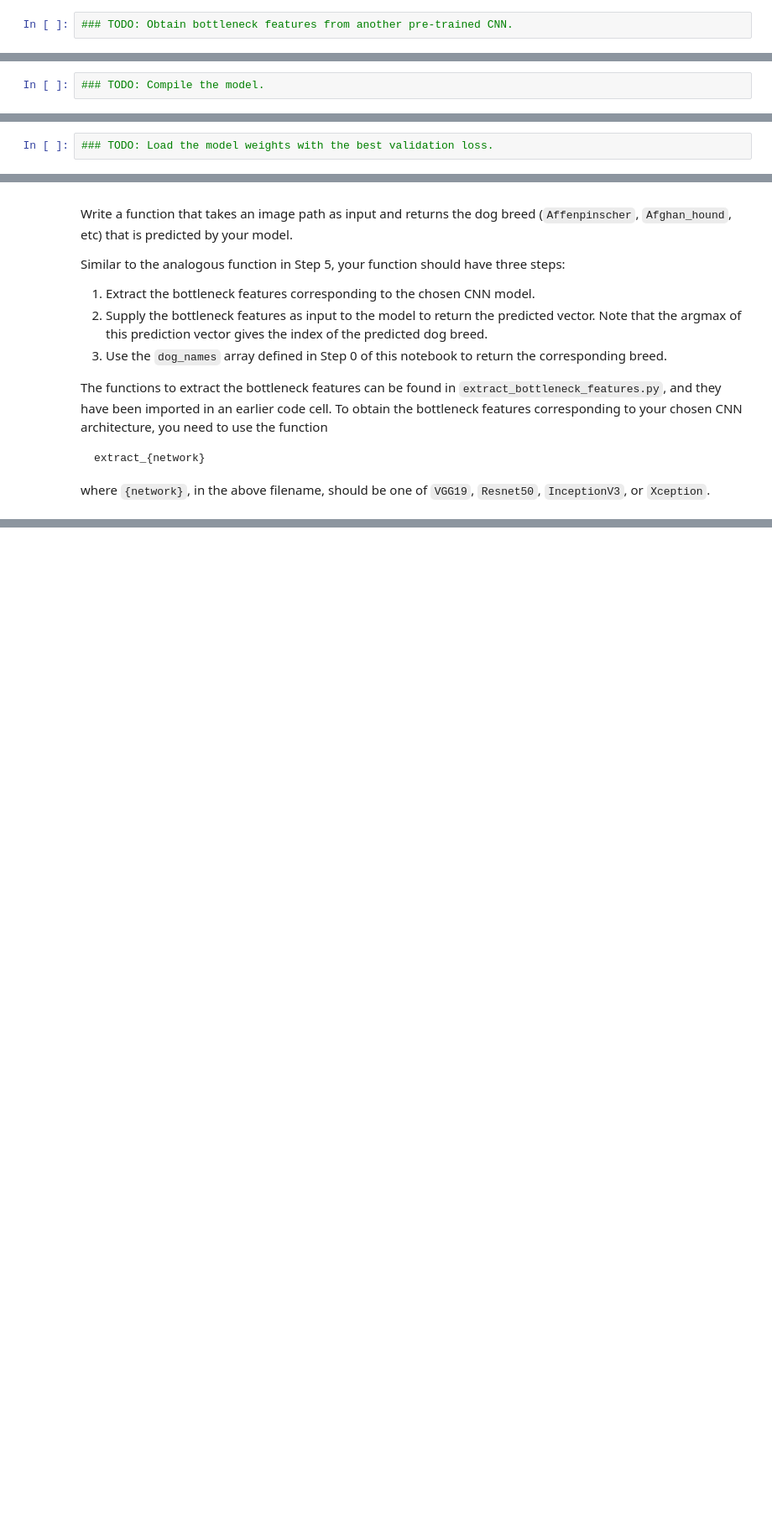
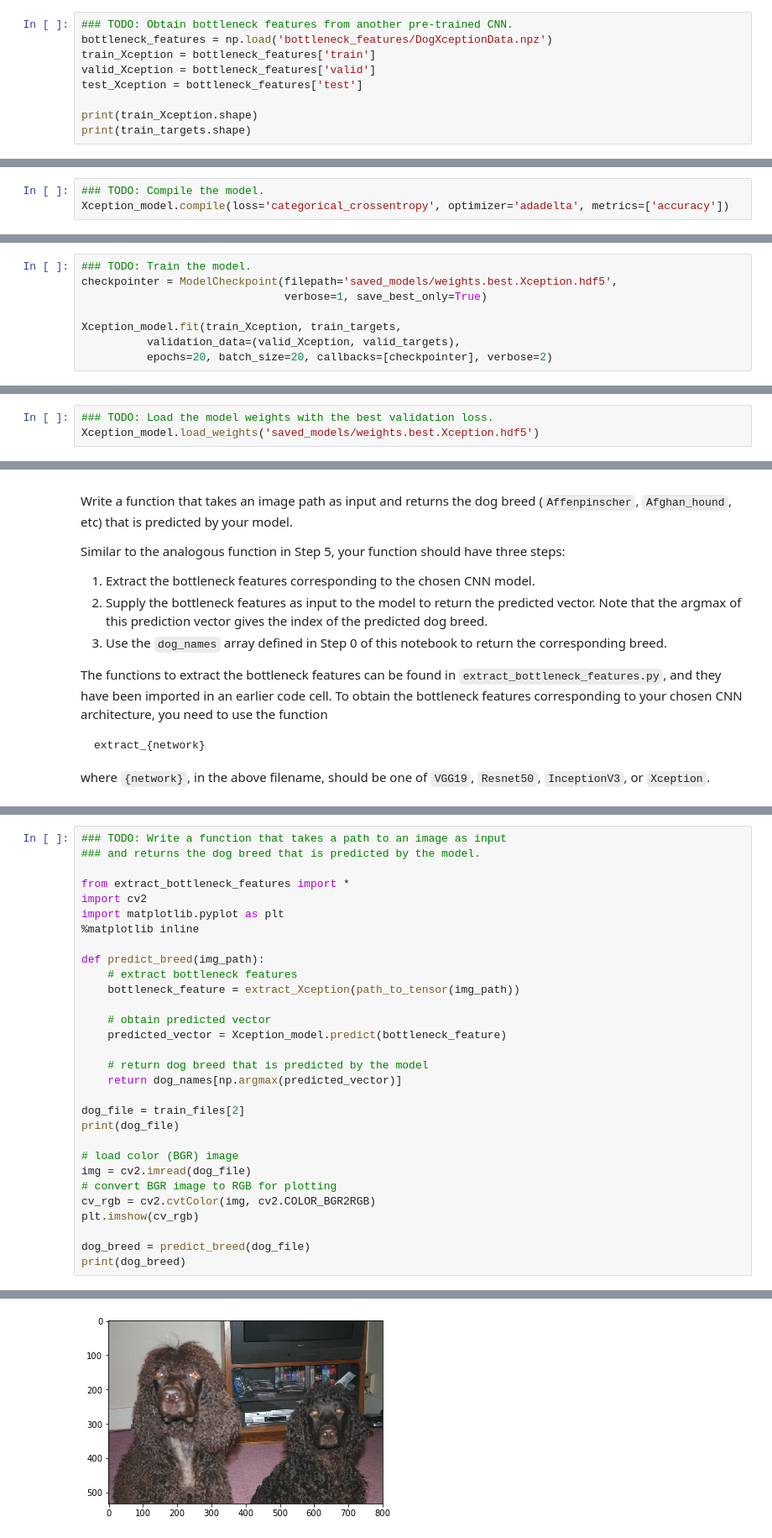
Before and after one commit to roman-v-l/dog-project, a Jupyter notebook: dog_app.ipynb, the cells around one changed output, grey strips where cells are left out. Shown at 84% size. Drawn from its saved outputs; the diff is of its cells as text; blank space fills up the shorter version.

```diff
--- a/dog_app.ipynb
+++ b/dog_app.ipynb
@@ -664,3 +737,10 @@ In the code block below, extract the bottleneck features corresponding to the tr
     test_{network} = bottleneck_features['test']
 # %%
 ### TODO: Obtain bottleneck features from another pre-trained CNN.
+bottleneck_features = np.load('bottleneck_features/DogXceptionData.npz')
+train_Xception = bottleneck_features['train']
+valid_Xception = bottleneck_features['valid']
+test_Xception = bottleneck_features['test']
+
+print(train_Xception.shape)
+print(train_targets.shape)
@@ -680,6 +792,7 @@ __Answer:__
 ### (IMPLEMENTATION) Compile the Model
 # %%
 ### TODO: Compile the model.
+Xception_model.compile(loss='categorical_crossentropy', optimizer='adadelta', metrics=['accuracy'])
 # %% [markdown]
 ### (IMPLEMENTATION) Train the Model
 
@@ -690,0 +802,8 @@ You are welcome to [augment the training data](https://blog.keras.io/building-po
+# %%
+### TODO: Train the model.
+checkpointer = ModelCheckpoint(filepath='saved_models/weights.best.Xception.hdf5',
+                               verbose=1, save_best_only=True)
+
+Xception_model.fit(train_Xception, train_targets,
+          validation_data=(valid_Xception, valid_targets),
+          epochs=20, batch_size=20, callbacks=[checkpointer], verbose=2)
@@ -692,6 +896,7 @@ You are welcome to [augment the training data](https://blog.keras.io/building-po
 ### (IMPLEMENTATION) Load the Model with the Best Validation Loss
 # %%
 ### TODO: Load the model weights with the best validation loss.
+Xception_model.load_weights('saved_models/weights.best.Xception.hdf5')
 # %% [markdown]
 ### (IMPLEMENTATION) Test the Model
 
@@ -718,0 +929,31 @@ where `{network}`, in the above filename, should be one of `VGG19`, `Resnet50`,
+# %%
+### TODO: Write a function that takes a path to an image as input
+### and returns the dog breed that is predicted by the model.
+
+from extract_bottleneck_features import *
+import cv2
+import matplotlib.pyplot as plt
+%matplotlib inline
+
+def predict_breed(img_path):
+    # extract bottleneck features
+    bottleneck_feature = extract_Xception(path_to_tensor(img_path))
+
+    # obtain predicted vector
+    predicted_vector = Xception_model.predict(bottleneck_feature)
+
+    # return dog breed that is predicted by the model
+    return dog_names[np.argmax(predicted_vector)]
+
+dog_file = train_files[2]
+print(dog_file)
+
+# load color (BGR) image
+img = cv2.imread(dog_file)
+# convert BGR image to RGB for plotting
+cv_rgb = cv2.cvtColor(img, cv2.COLOR_BGR2RGB)
+plt.imshow(cv_rgb)
+
+dog_breed = predict_breed(dog_file)
+print(dog_breed)
+# %% [output]
@@ -719,3 +962,4 @@ where `{network}`, in the above filename, should be one of `VGG19`, `Resnet50`,
+[figure, added]
 # %% [markdown]
 ---
 <a id='step6'></a>
```
Also changed, not shown: parts of 38 cells of this notebook, 1 other file.
